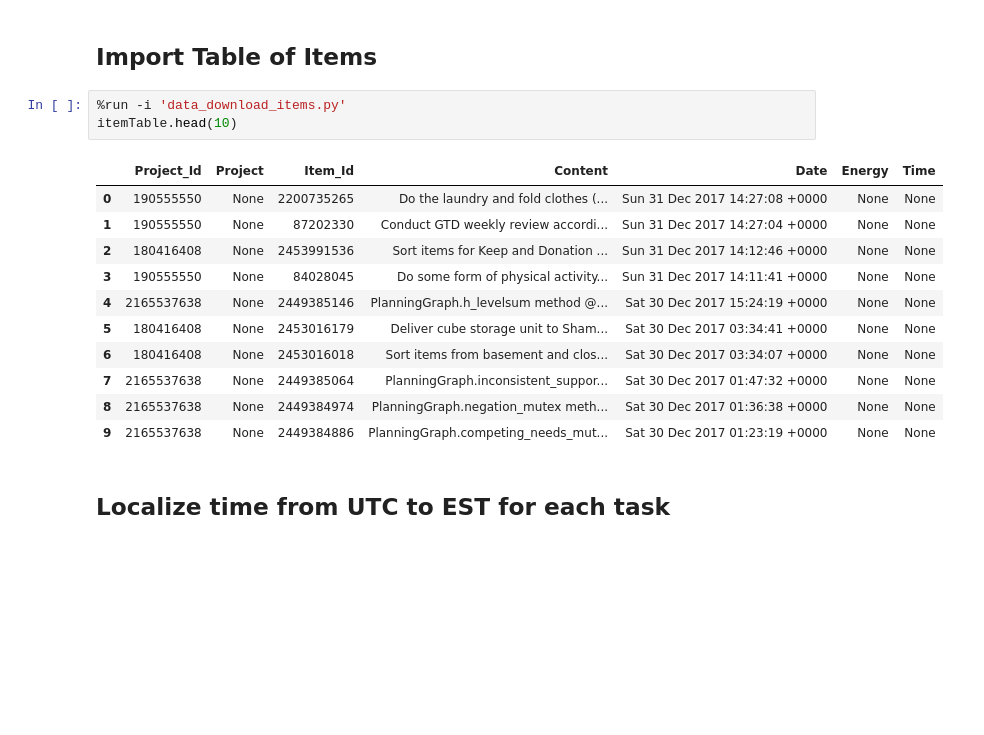
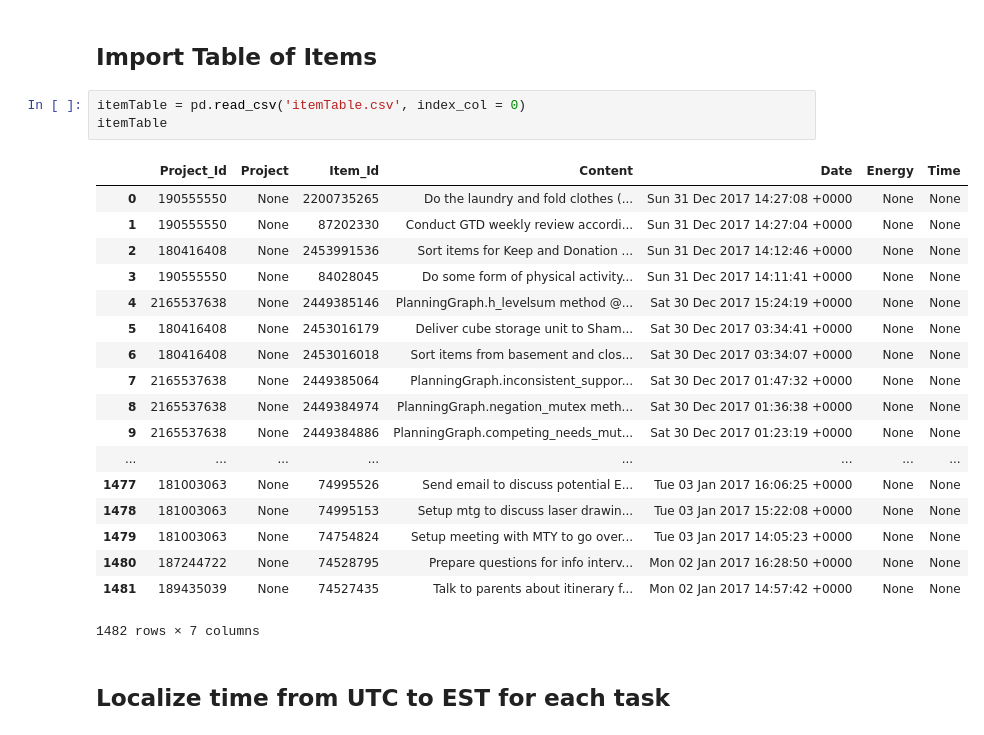
Before and after one commit to vijai747/ToDoistDashboard, a Jupyter notebook: ToDoist API Dashboard.ipynb, the cells around one changed output. Saved outputs shown, nothing was run; the diff lists cells and outputs as text; blank space fills up the shorter version.

Commit message:
Offload data download and processing into csv file

```diff
--- a/ToDoist API Dashboard.ipynb
+++ b/ToDoist API Dashboard.ipynb
@@ -46,20 +46,27 @@ projectTable
 # %% [markdown]
 ## Import Table of Items
-# %%
-%run -i 'data_download_items.py'
-itemTable.head(10)
-# %% [output]
-|  | Project_Id | Project | Item_Id | Content | Date | Energy | Time |
-| 0 | 190555550 | None | 2200735265 | Do the laundry and fold clothes (... | Sun 31 Dec 2017 14:27:08 +0000 | None | None |
-| 1 | 190555550 | None | 87202330 | Conduct GTD weekly review accordi... | Sun 31 Dec 2017 14:27:04 +0000 | None | None |
-| 2 | 180416408 | None | 2453991536 | Sort items for Keep and Donation ... | Sun 31 Dec 2017 14:12:46 +0000 | None | None |
-| 3 | 190555550 | None | 84028045 | Do some form of physical activity... | Sun 31 Dec 2017 14:11:41 +0000 | None | None |
-| 4 | 2165537638 | None | 2449385146 | PlanningGraph.h_levelsum method @... | Sat 30 Dec 2017 15:24:19 +0000 | None | None |
-| 5 | 180416408 | None | 2453016179 | Deliver cube storage unit to Sham... | Sat 30 Dec 2017 03:34:41 +0000 | None | None |
-| 6 | 180416408 | None | 2453016018 | Sort items from basement and clos... | Sat 30 Dec 2017 03:34:07 +0000 | None | None |
-| 7 | 2165537638 | None | 2449385064 | PlanningGraph.inconsistent_suppor... | Sat 30 Dec 2017 01:47:32 +0000 | None | None |
-| 8 | 2165537638 | None | 2449384974 | PlanningGraph.negation_mutex meth... | Sat 30 Dec 2017 01:36:38 +0000 | None | None |
-| 9 | 2165537638 | None | 2449384886 | PlanningGraph.competing_needs_mut... | Sat 30 Dec 2017 01:23:19 +0000 | None | None |
+# %%
+itemTable = pd.read_csv('itemTable.csv', index_col = 0)
+itemTable
+# %% [output]
+|  | Project_Id | Project | Item_Id | Content | Date | Energy | Time |
+| 0 | 190555550 | None | 2200735265 | Do the laundry and fold clothes (... | Sun 31 Dec 2017 14:27:08 +0000 | None | None |
+| 1 | 190555550 | None | 87202330 | Conduct GTD weekly review accordi... | Sun 31 Dec 2017 14:27:04 +0000 | None | None |
+| 2 | 180416408 | None | 2453991536 | Sort items for Keep and Donation ... | Sun 31 Dec 2017 14:12:46 +0000 | None | None |
+| 3 | 190555550 | None | 84028045 | Do some form of physical activity... | Sun 31 Dec 2017 14:11:41 +0000 | None | None |
+| 4 | 2165537638 | None | 2449385146 | PlanningGraph.h_levelsum method @... | Sat 30 Dec 2017 15:24:19 +0000 | None | None |
+| 5 | 180416408 | None | 2453016179 | Deliver cube storage unit to Sham... | Sat 30 Dec 2017 03:34:41 +0000 | None | None |
+| 6 | 180416408 | None | 2453016018 | Sort items from basement and clos... | Sat 30 Dec 2017 03:34:07 +0000 | None | None |
+| 7 | 2165537638 | None | 2449385064 | PlanningGraph.inconsistent_suppor... | Sat 30 Dec 2017 01:47:32 +0000 | None | None |
+| 8 | 2165537638 | None | 2449384974 | PlanningGraph.negation_mutex meth... | Sat 30 Dec 2017 01:36:38 +0000 | None | None |
+| 9 | 2165537638 | None | 2449384886 | PlanningGraph.competing_needs_mut... | Sat 30 Dec 2017 01:23:19 +0000 | None | None |
+| ... | ... | ... | ... | ... | ... | ... | ... |
+| 1477 | 181003063 | None | 74995526 | Send email to discuss potential E... | Tue 03 Jan 2017 16:06:25 +0000 | None | None |
+| 1478 | 181003063 | None | 74995153 | Setup mtg to discuss laser drawin... | Tue 03 Jan 2017 15:22:08 +0000 | None | None |
+| 1479 | 181003063 | None | 74754824 | Setup meeting with MTY to go over... | Tue 03 Jan 2017 14:05:23 +0000 | None | None |
+| 1480 | 187244722 | None | 74528795 | Prepare questions for info interv... | Mon 02 Jan 2017 16:28:50 +0000 | None | None |
+| 1481 | 189435039 | None | 74527435 | Talk to parents about itinerary f... | Mon 02 Jan 2017 14:57:42 +0000 | None | None |
+1482 rows × 7 columns
 # %% [markdown]
 ## Localize time from UTC to EST for each task
 # %%
```
Also changed, not shown: parts of 2 cells of this notebook, 4 other files.
